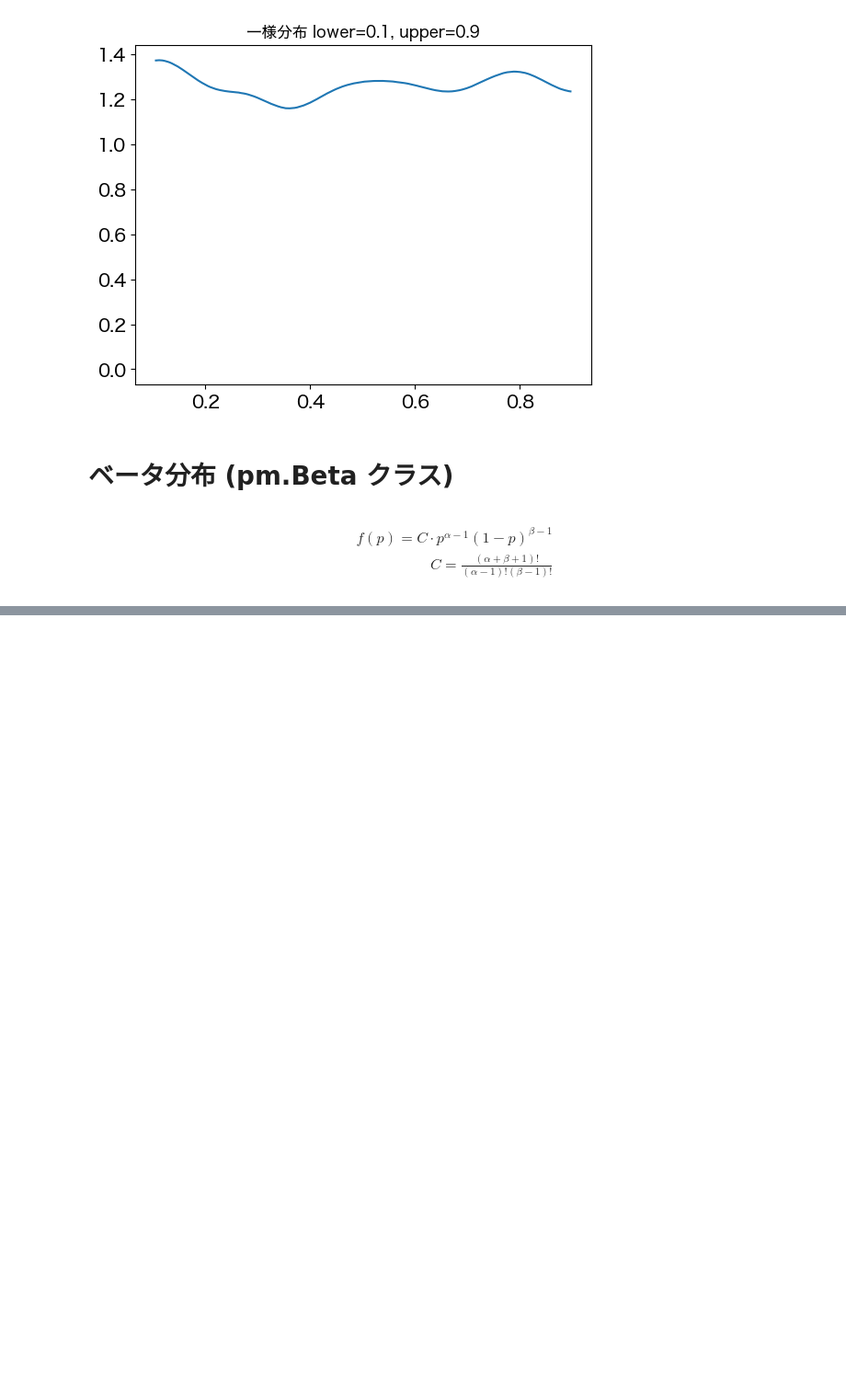
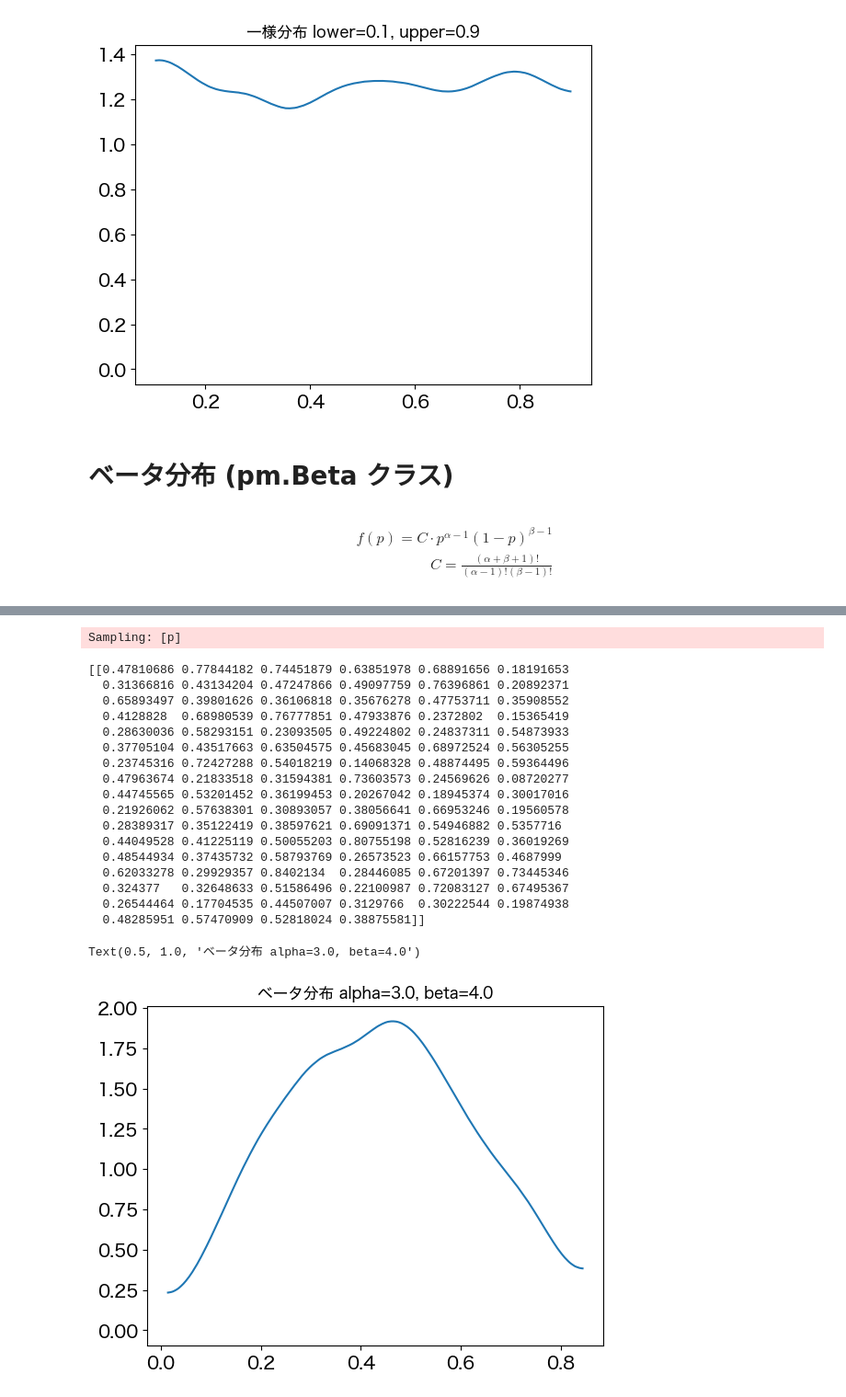
Before and after one commit to topazape/pymc_practice, a Jupyter notebook: src/notebook/第2章_よく利用される確率分布.ipynb, the cells around one changed output, grey strips where cells are left out. Shown at 92% size. Saved outputs shown, nothing was run; the diff lists cells and outputs as text; code cells hidden in the pictures; blank space fills up the shorter version.

```diff
--- a/src/notebook/第2章_よく利用される確率分布.ipynb
+++ b/src/notebook/第2章_よく利用される確率分布.ipynb
@@ -348,0 +371,33 @@ $$
+# %%
+alpha = 2.0 + 1.0
+beta = 3.0 + 1.0
+
+with pm.Model() as model8:
+    p = pm.Beta("p", alpha=alpha, beta=beta)
+    prior_samples8 = pm.sample_prior_predictive(random_seed=42)
+
+p_samples8 = prior_samples8["prior"]["p"].to_numpy()
+print(p_samples8[:, :100])
+ax = az.plot_dist(p_samples8)
+ax.set_title(f"ベータ分布 alpha={alpha}, beta={beta}")
+# %% [output]
+Sampling: [p]
+[[0.47810686 0.77844182 0.74451879 0.63851978 0.68891656 0.18191653
+  0.31366816 0.43134204 0.47247866 0.49097759 0.76396861 0.20892371
+  0.65893497 0.39801626 0.36106818 0.35676278 0.47753711 0.35908552
+  0.4128828  0.68980539 0.76777851 0.47933876 0.2372802  0.15365419
+  0.28630036 0.58293151 0.23093505 0.49224802 0.24837311 0.54873933
+  0.37705104 0.43517663 0.63504575 0.45683045 0.68972524 0.56305255
+  0.23745316 0.72427288 0.54018219 0.14068328 0.48874495 0.59364496
+  0.47963674 0.21833518 0.31594381 0.73603573 0.24569626 0.08720277
+  0.44745565 0.53201452 0.36199453 0.20267042 0.18945374 0.30017016
+  0.21926062 0.57638301 0.30893057 0.38056641 0.66953246 0.19560578
+  0.28389317 0.35122419 0.38597621 0.69091371 0.54946882 0.5357716
+  0.44049528 0.41225119 0.50055203 0.80755198 0.52816239 0.36019269
+  0.48544934 0.37435732 0.58793769 0.26573523 0.66157753 0.4687999
+  0.62033278 0.29929357 0.8402134  0.28446085 0.67201397 0.73445346
+  0.324377   0.32648633 0.51586496 0.22100987 0.72083127 0.67495367
+  0.26544464 0.17704535 0.44507007 0.3129766  0.30222544 0.19874938
+  0.48285951 0.57470909 0.52818024 0.38875581]]
+Text(0.5, 1.0, 'ベータ分布 alpha=3.0, beta=4.0')
+[figure, added]
```
Also changed, not shown: parts of 9 cells of this notebook.
